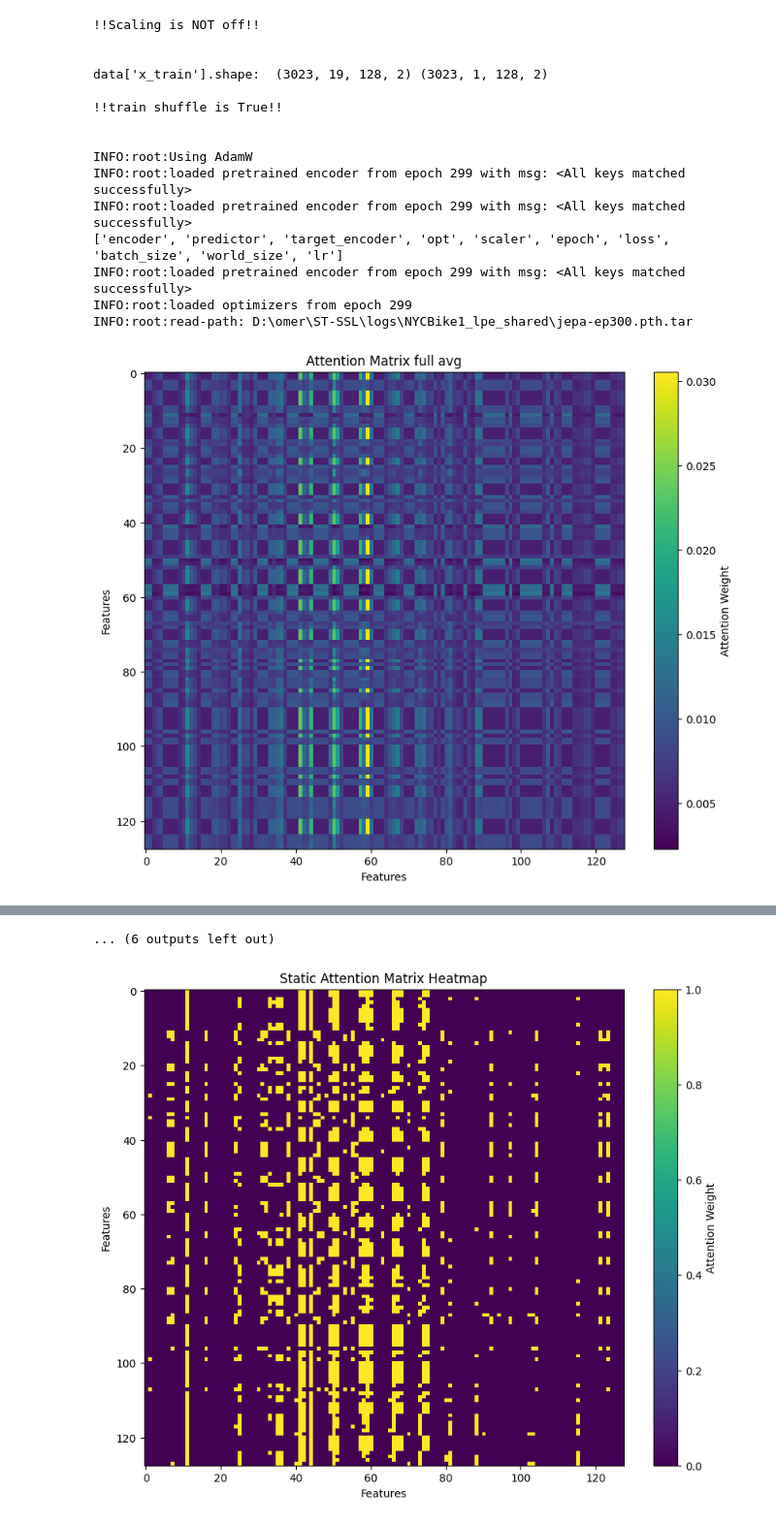
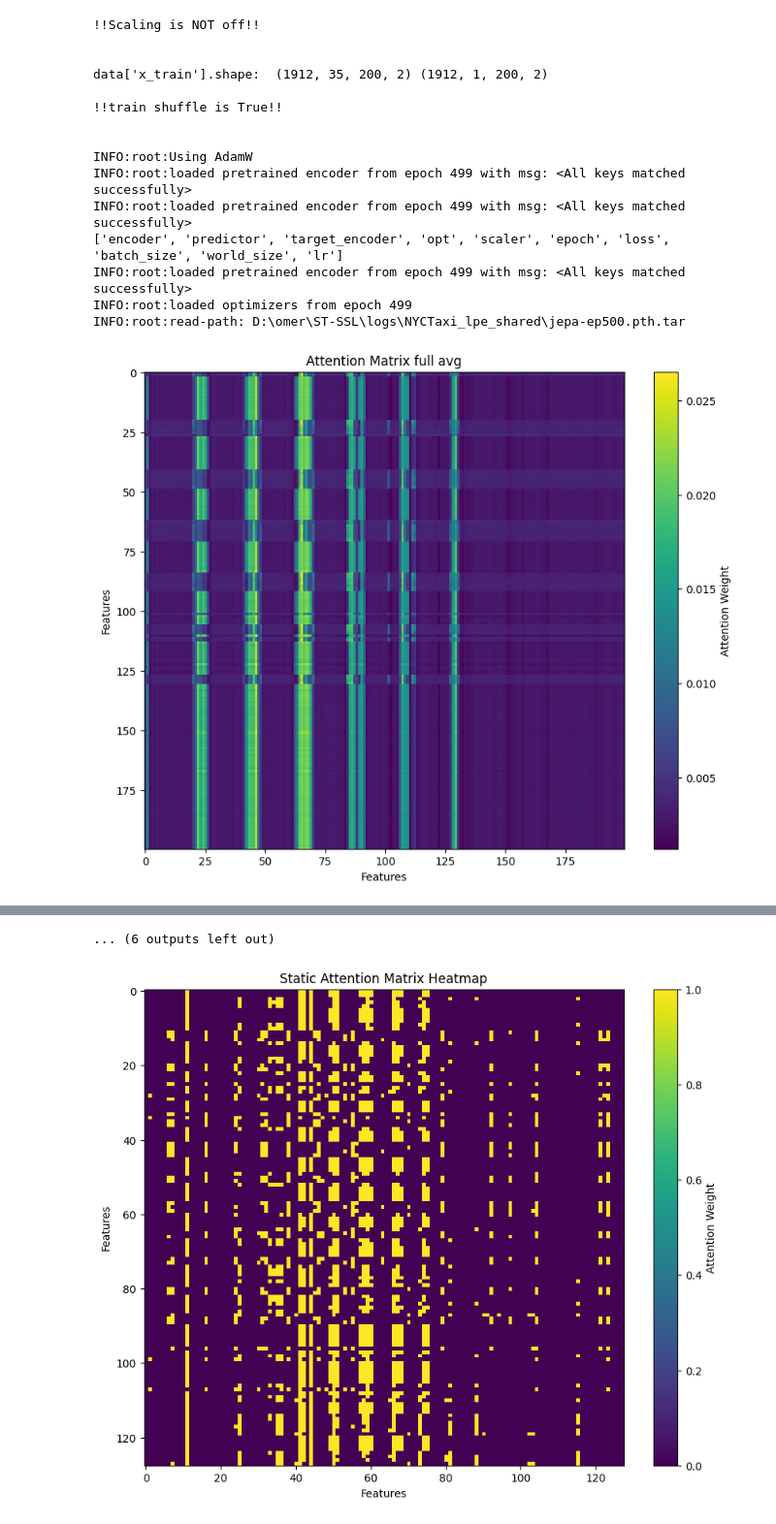
Before and after one commit to omerAJ/Hyb-STEX, a Jupyter notebook: eval_pretrainingV2.ipynb, the cells around one changed output, grey strips where cells are left out. Shown at 97% size. Saved outputs shown, nothing was run; the diff lists cells and outputs as text; code cells hidden in the pictures.

```diff
--- a/eval_pretrainingV2.ipynb
+++ b/eval_pretrainingV2.ipynb
@@ -116,7 +116,7 @@ def plot_adj(path, l):
     sys.path.append('.')
     sys.path.append('..')
     from lib.dataloader import get_dataloader
-    args = {"data_dir": r"data", "dataset": "NYCBike1", "batch_size": 1, "test_batch_size": 1, "rows": 16, "cols": 8, "num_epochs": 100}
+    args = {"data_dir": r"data", "dataset": "NYCTaxi", "batch_size": 1, "test_batch_size": 1, "rows": 20, "cols": 10, "num_epochs": 100}
     dataloader = get_dataloader(
         data_dir=args['data_dir'],
         dataset=args['dataset'],
@@ -132,7 +132,7 @@ def plot_adj(path, l):
     encoder = VisionTransformer(
         img_size=(args["rows"], args["cols"]),
         patch_size=1,
-        in_chans=38,
+        in_chans=70,
         embed_dim=64,
         predictor_embed_dim=None,
         depth=4,
@@ -151,7 +151,7 @@ def plot_adj(path, l):
         img_size=(args["rows"], args["cols"]),
         embed_dim=64,
         predictor_embed_dim=64//2,
-        depth=1,
+        depth=2,
         num_heads=4,
         mlp_ratio=4,
         qkv_bias=False,
@@ -432,7 +432,7 @@ def plot_adj(path, l):
     return attn, average_att
 
 e=70
-load_path = fr"D:\omer\ST-SSL\logs\NYCBike1_lpe_shared\jepa-ep300.pth.tar"
+load_path = fr"D:\omer\ST-SSL\logs\NYCTaxi_lpe_shared\jepa-ep500.pth.tar"
 att, average_att1 = plot_adj(load_path, 0)
 att, average_att2 = plot_adj(load_path, 1)
 att, average_att3 = plot_adj(load_path, 2)
@@ -491,16 +491,16 @@ INFO:root:read-path: D:\omer\ST-SSL\logs\NYCBike1_lpe_shared\jepa-ep300.pth.tar
 !!Scaling is NOT off!!
 
 
-data['x_train'].shape:  (3023, 19, 128, 2) (3023, 1, 128, 2)
+data['x_train'].shape:  (1912, 35, 200, 2) (1912, 1, 200, 2)
 
 !!train shuffle is True!!
 
 
 INFO:root:Using AdamW
-INFO:root:loaded pretrained encoder from epoch 299 with msg: <All keys matched successfully>
-INFO:root:loaded pretrained encoder from epoch 299 with msg: <All keys matched successfully>
+INFO:root:loaded pretrained encoder from epoch 499 with msg: <All keys matched successfully>
+INFO:root:loaded pretrained encoder from epoch 499 with msg: <All keys matched successfully>
 ['encoder', 'predictor', 'target_encoder', 'opt', 'scaler', 'epoch', 'loss', 'batch_size', 'world_size', 'lr']
-INFO:root:loaded pretrained encoder from epoch 299 with msg: <All keys matched successfully>
-INFO:root:loaded optimizers from epoch 299
-INFO:root:read-path: D:\omer\ST-SSL\logs\NYCBike1_lpe_shared\jepa-ep300.pth.tar
+INFO:root:loaded pretrained encoder from epoch 499 with msg: <All keys matched successfully>
+INFO:root:loaded optimizers from epoch 499
+INFO:root:read-path: D:\omer\ST-SSL\logs\NYCTaxi_lpe_shared\jepa-ep500.pth.tar
-[figure, old version]
+[figure, new version]
```
Also changed, not shown: parts of 2 cells of this notebook, 1 other file.
